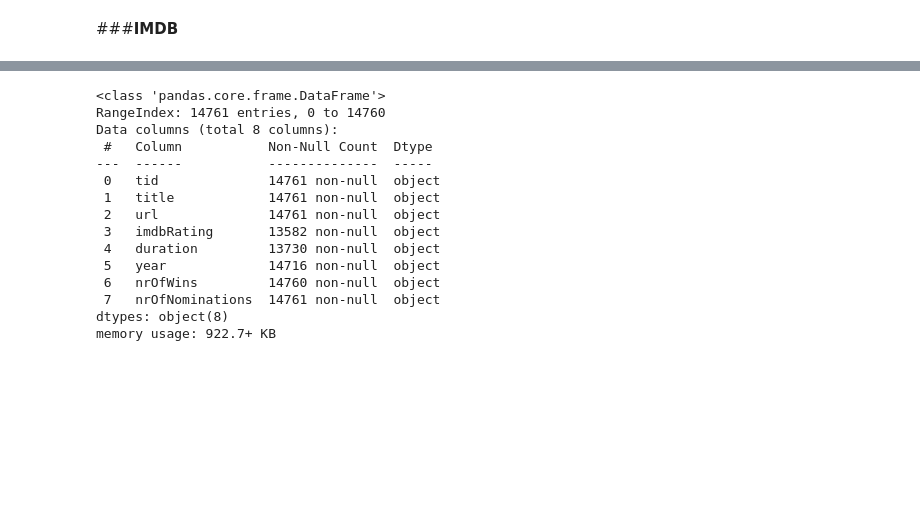
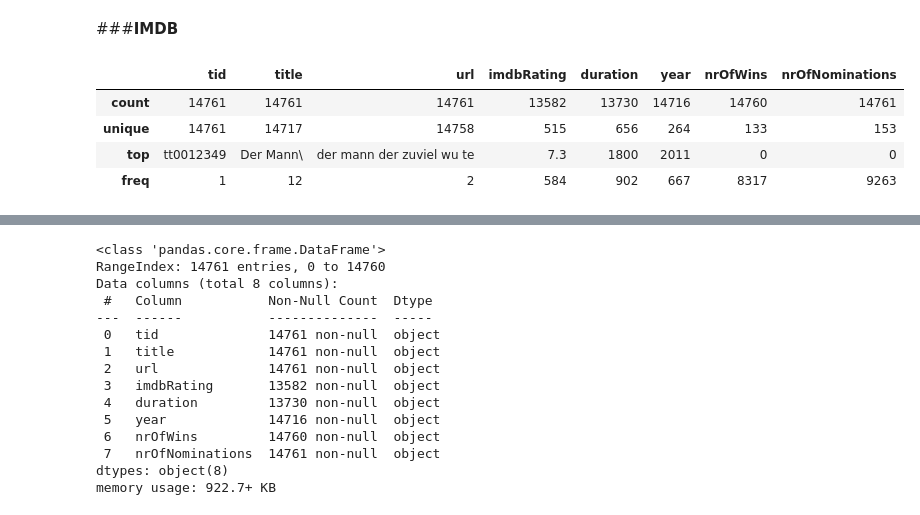
Before and after one commit to canon14/MovieRecommendationModel, a Jupyter notebook: MovieRecommendation.ipynb, the cells around one changed output, grey strips where cells are left out. Saved outputs shown, nothing was run; the diff lists cells and outputs as text; code cells hidden in the pictures; blank space fills up the shorter version.

```diff
--- a/MovieRecommendation.ipynb
+++ b/MovieRecommendation.ipynb
@@ -108,5 +108,13 @@ artist_attributes_df[artist_attributes_df['name'] == 'Dinesh']
 ###**IMDB**
 # %%
 imdb_attributes_df = pd.read_csv('/content/imdb_attributes.csv')
+# %%
+imdb_attributes_df.describe()
+# %% [output]
+|  | tid | title | url | imdbRating | duration | year | nrOfWins | nrOfNominations |
+| count | 14761 | 14761 | 14761 | 13582 | 13730 | 14716 | 14760 | 14761 |
+| unique | 14761 | 14717 | 14758 | 515 | 656 | 264 | 133 | 153 |
+| top | tt0012349 | Der Mann\ | der mann der zuviel wu te | 7.3 | 1800 | 2011 | 0 | 0 |
+| freq | 1 | 12 | 2 | 584 | 902 | 667 | 8317 | 9263 |
 # %%
 imdb_attributes_df.head(10)
```
Also changed, not shown: parts of 10 cells of this notebook.
